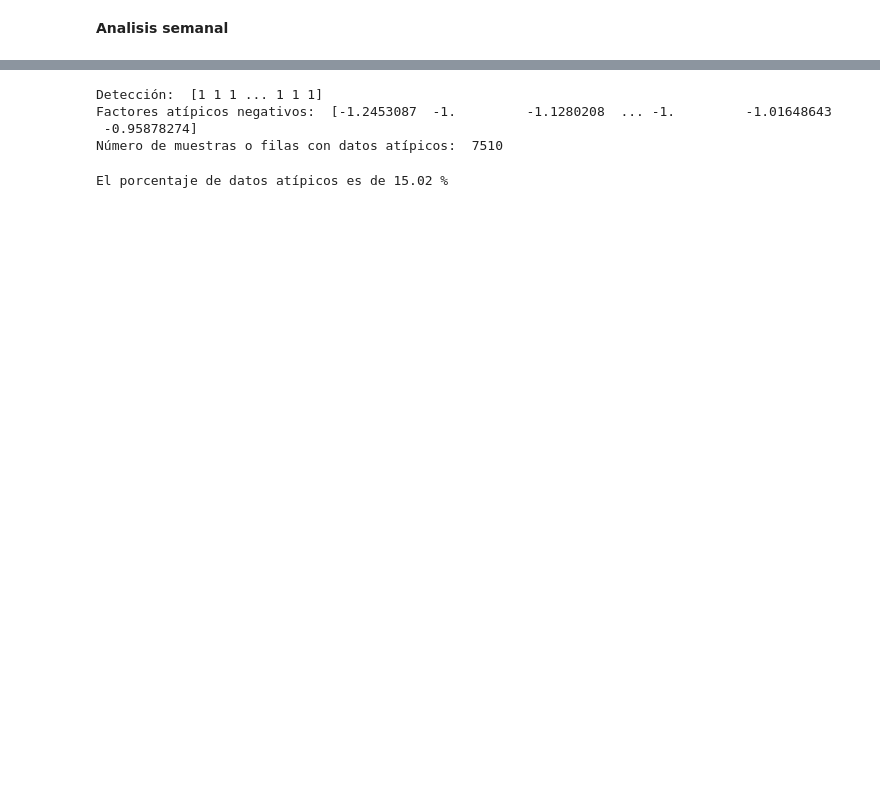
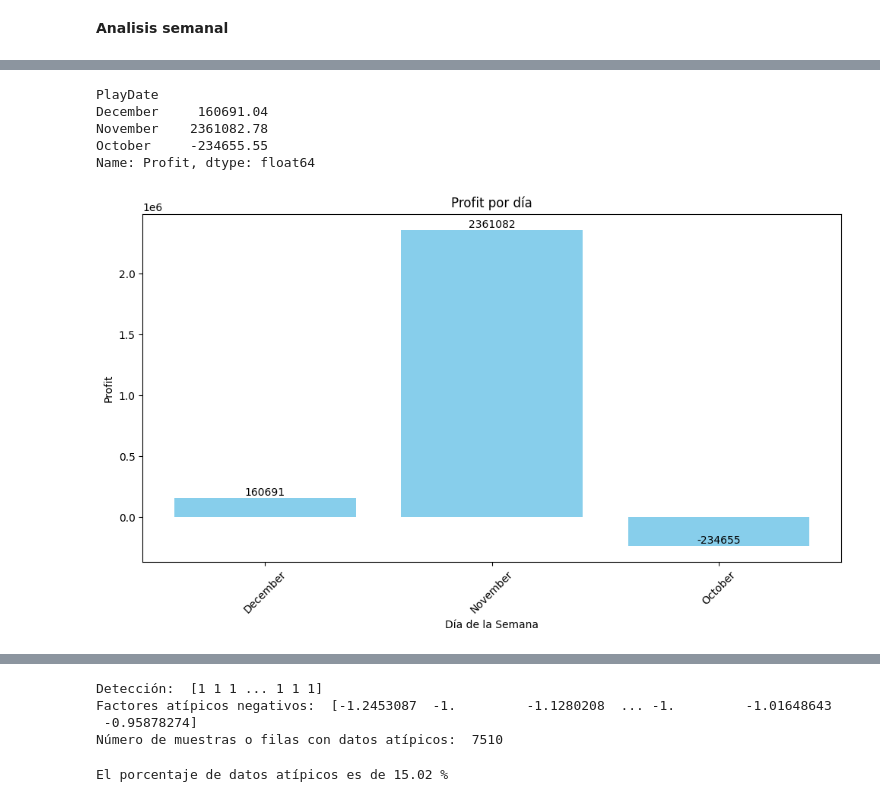
Before and after one commit to AndresEspinal/bustabit, a Jupyter notebook: notebooks/analisis_expl.ipynb, the cells around one changed output, grey strips where cells are left out. Drawn from its saved outputs; the diff is of its cells as text; code cells hidden in the pictures; blank space fills up the shorter version.

```diff
--- a/notebooks/analisis_expl.ipynb
+++ b/notebooks/analisis_expl.ipynb
@@ -205,0 +196,4 @@ memory usage: 3.8+ MB
+# %%
+#Agrupamiento por día de semana
+week=merged_series.groupby('PlayDate')['Profit'].sum()
+week
@@ -205,0 +210,4 @@ memory usage: 3.8+ MB
+# %%
+#Ordenando los días
+ordered_days = ['Monday', 'Tuesday', 'Wednesday', 'Thursday', 'Friday', 'Saturday', 'Sunday']
+profit_por_dia = week.reindex(ordered_days, fill_value=0)
@@ -227,0 +262,4 @@ memory usage: 3.8+ MB
+# %%
+#Profit y mes
+profitandmonth = pd.merge(betdataset['Profit'], betdataset['PlayDate'].dt.month_name(), left_index=True, right_index=True, how='inner')
+profitandmonth
@@ -227,0 +280,28 @@ memory usage: 3.8+ MB
+# %%
+#Agrupamiento por mes
+profitbymonth=profitandmonth.groupby('PlayDate')['Profit'].sum()
+profitbymonth
+# %% [output]
+PlayDate
+December     160691.04
+November    2361082.78
+October     -234655.55
+Name: Profit, dtype: float64
+# %%
+#Gráfica
+plt.figure(figsize=(10, 6))
+bars = plt.bar(profitbymonth.index, profitbymonth.values, color='skyblue')
+
+# Agregar etiquetas en cada barra
+for bar in bars:
+    yval = bar.get_height()
+    plt.text(bar.get_x() + bar.get_width()/2, yval, int(yval), ha='center', va='bottom')
+
+plt.title('Profit por día')
+plt.xlabel('Día de la Semana')
+plt.ylabel('Profit')
+plt.xticks(rotation=45)
+plt.tight_layout()
+plt.show()
+# %% [output]
+[figure, added]
```
Also changed, not shown: parts of 74 cells of this notebook, 5 other files.
